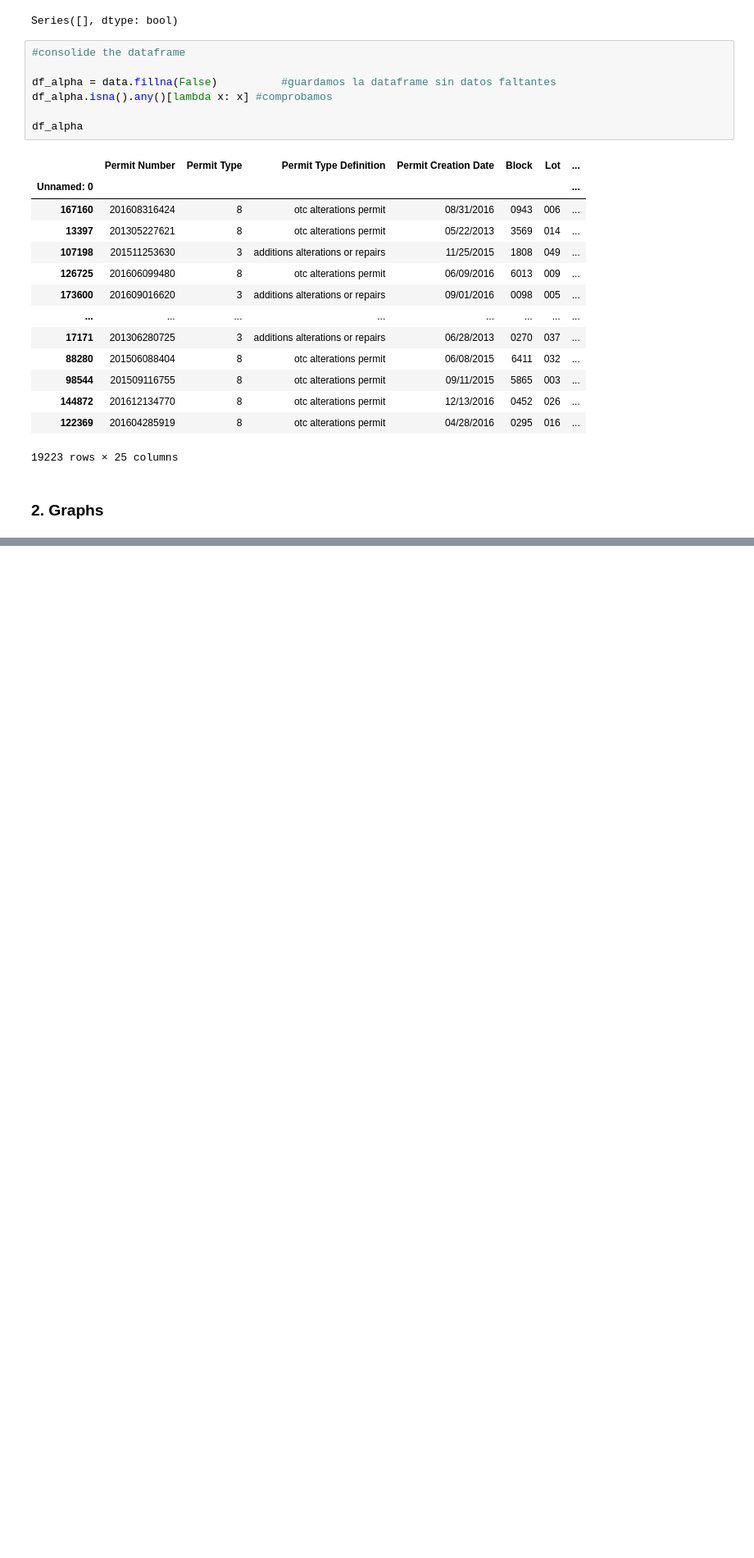
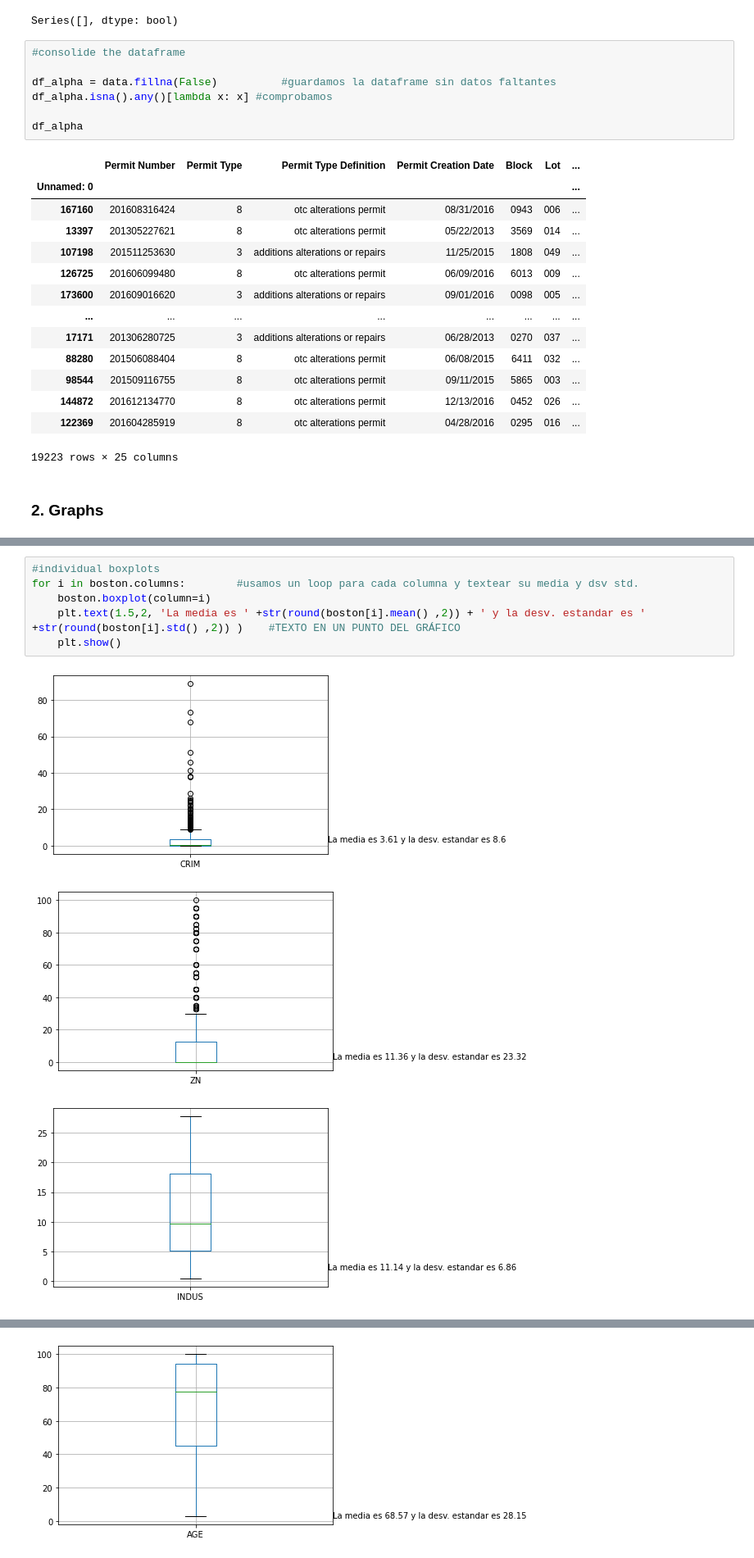
Before and after one commit to luisquispem/basic_py, a Jupyter notebook: work_2.ipynb, the cells around one changed output, grey strips where cells are left out. Shown at 82% size. Cells and saved outputs as stored; diff of their text form; blank space fills up the shorter version.

```diff
--- a/work_2.ipynb
+++ b/work_2.ipynb
@@ -279,0 +309,10 @@ df_alpha
+# %%
+#individual boxplots
+for i in boston.columns:        #usamos un loop para cada columna y textear su media y dsv std.
+    boston.boxplot(column=i)
+    plt.text(1.5,2, 'La media es ' +str(round(boston[i].mean() ,2)) + ' y la desv. estandar es ' +str(round(boston[i].std() ,2)) )    #TEXTO EN UN PUNTO DEL GRÁFICO
+    plt.show()
+# %% [output]
+[figure, added]
+[figure, added]
+[figure, added]
@@ -279,0 +322 @@ df_alpha
+[figure, added]
```
Also changed, not shown: parts of 6 cells of this notebook, 1 other file.
